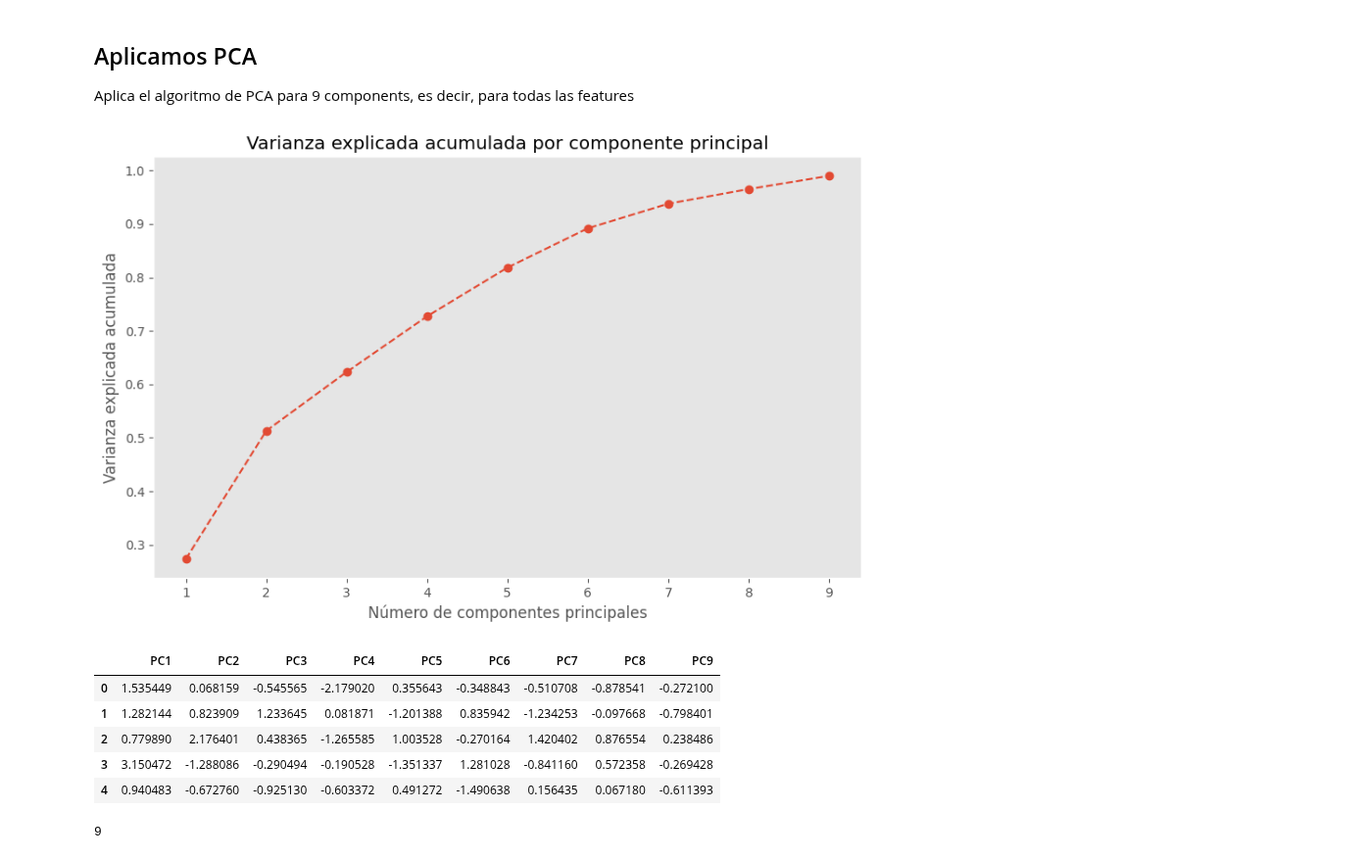
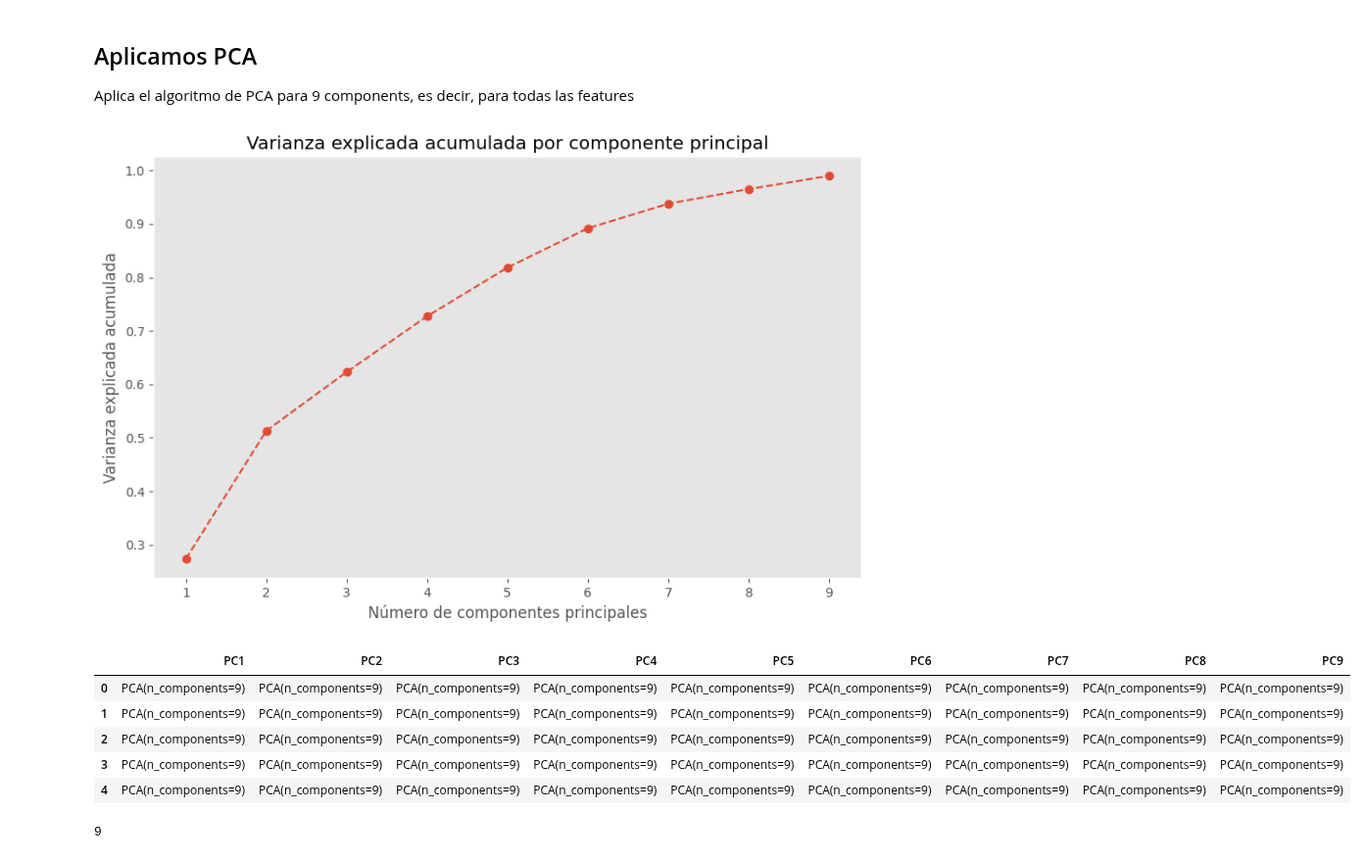
Before and after one commit to MikelTelo/dsft2409_mikeltelo, a Jupyter notebook: 2409_dsft_thebridge_core/3-Machine_Learning/2-No_Supervisado/2-PCA/Practica/2_PCA Alquier Compra_MTA.ipynb, the cells around one changed output. Shown at 98% size. Saved outputs shown, nothing was run; the diff lists cells and outputs as text; code cells hidden in the pictures.

```diff
--- a/2409_dsft_thebridge_core/3-Machine_Learning/2-No_Supervisado/2-PCA/Practica/2_PCA Alquier Compra_MTA.ipynb
+++ b/2409_dsft_thebridge_core/3-Machine_Learning/2-No_Supervisado/2-PCA/Practica/2_PCA Alquier Compra_MTA.ipynb
@@ -141,39 +141,39 @@ import matplotlib.pyplot as plt
 
 # Aplicar PCA
 pca = PCA(n_components=9)
 pca.fit_transform(df_scaled)
 
 # Convertir el resultado a un DataFrame
 pca_df = pd.DataFrame(
-    data=pca_result,
+    data=pca,
     index=df_scaled.index,
     columns=[f'PC{i+1}' for i in range(len(pca.components_))]
 )
 
 # Visualizar la varianza explicada acumulada
 plt.figure(figsize=(10, 6))
 plt.plot(
     range(1, len(pca.explained_variance_ratio_)+1),
     np.cumsum(pca.explained_variance_ratio_),
     marker='o',
     linestyle='--'
 )
 plt.title('Varianza explicada acumulada por componente principal')
 plt.xlabel('Número de componentes principales')
 plt.ylabel('Varianza explicada acumulada')
 plt.grid()
 plt.show()
 
 # Mostrar las primeras filas del DataFrame de PCA
 pca_df.head()
 # %% [output]
 [figure]
 |  | PC1 | PC2 | PC3 | PC4 | PC5 | PC6 | PC7 | PC8 | PC9 |
-| 0 | 1.535449 | 0.068159 | -0.545565 | -2.179020 | 0.355643 | -0.348843 | -0.510708 | -0.878541 | -0.272100 |
-| 1 | 1.282144 | 0.823909 | 1.233645 | 0.081871 | -1.201388 | 0.835942 | -1.234253 | -0.097668 | -0.798401 |
-| 2 | 0.779890 | 2.176401 | 0.438365 | -1.265585 | 1.003528 | -0.270164 | 1.420402 | 0.876554 | 0.238486 |
-| 3 | 3.150472 | -1.288086 | -0.290494 | -0.190528 | -1.351337 | 1.281028 | -0.841160 | 0.572358 | -0.269428 |
-| 4 | 0.940483 | -0.672760 | -0.925130 | -0.603372 | 0.491272 | -1.490638 | 0.156435 | 0.067180 | -0.611393 |
+| 0 | PCA(n_components=9) | PCA(n_components=9) | PCA(n_components=9) | PCA(n_components=9) | PCA(n_components=9) | PCA(n_components=9) | PCA(n_components=9) | PCA(n_components=9) | PCA(n_components=9) |
+| 1 | PCA(n_components=9) | PCA(n_components=9) | PCA(n_components=9) | PCA(n_components=9) | PCA(n_components=9) | PCA(n_components=9) | PCA(n_components=9) | PCA(n_components=9) | PCA(n_components=9) |
+| 2 | PCA(n_components=9) | PCA(n_components=9) | PCA(n_components=9) | PCA(n_components=9) | PCA(n_components=9) | PCA(n_components=9) | PCA(n_components=9) | PCA(n_components=9) | PCA(n_components=9) |
+| 3 | PCA(n_components=9) | PCA(n_components=9) | PCA(n_components=9) | PCA(n_components=9) | PCA(n_components=9) | PCA(n_components=9) | PCA(n_components=9) | PCA(n_components=9) | PCA(n_components=9) |
+| 4 | PCA(n_components=9) | PCA(n_components=9) | PCA(n_components=9) | PCA(n_components=9) | PCA(n_components=9) | PCA(n_components=9) | PCA(n_components=9) | PCA(n_components=9) | PCA(n_components=9) |
 # %%
 pca.n_components_
 # %% [output]
```
Also changed, not shown: parts of 1 cell of this notebook, 1 other file.
